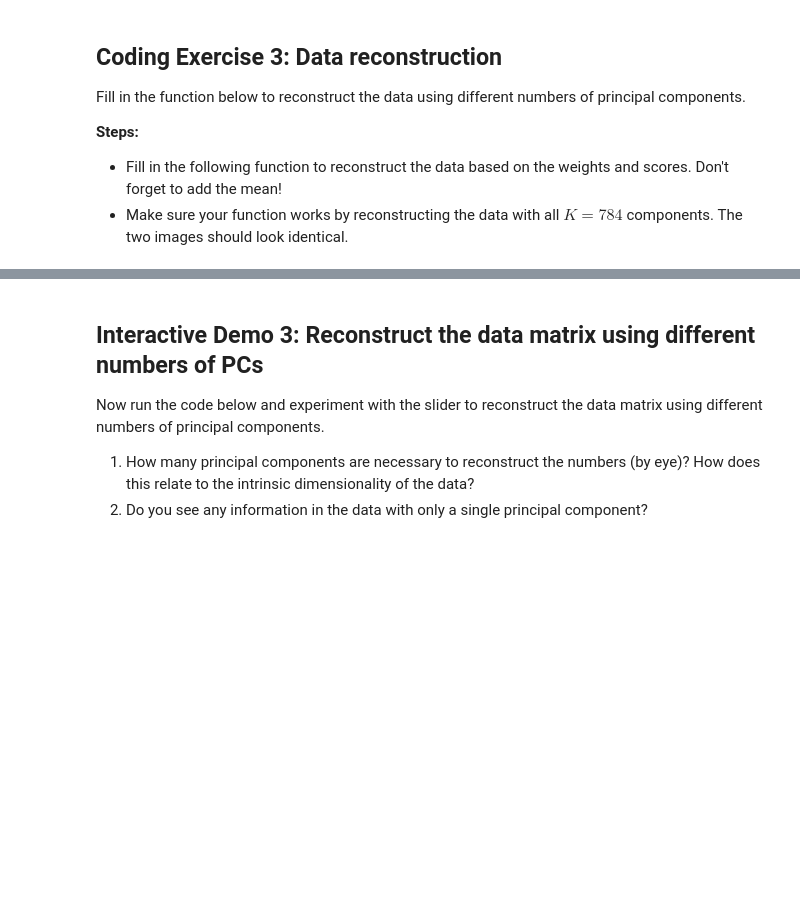
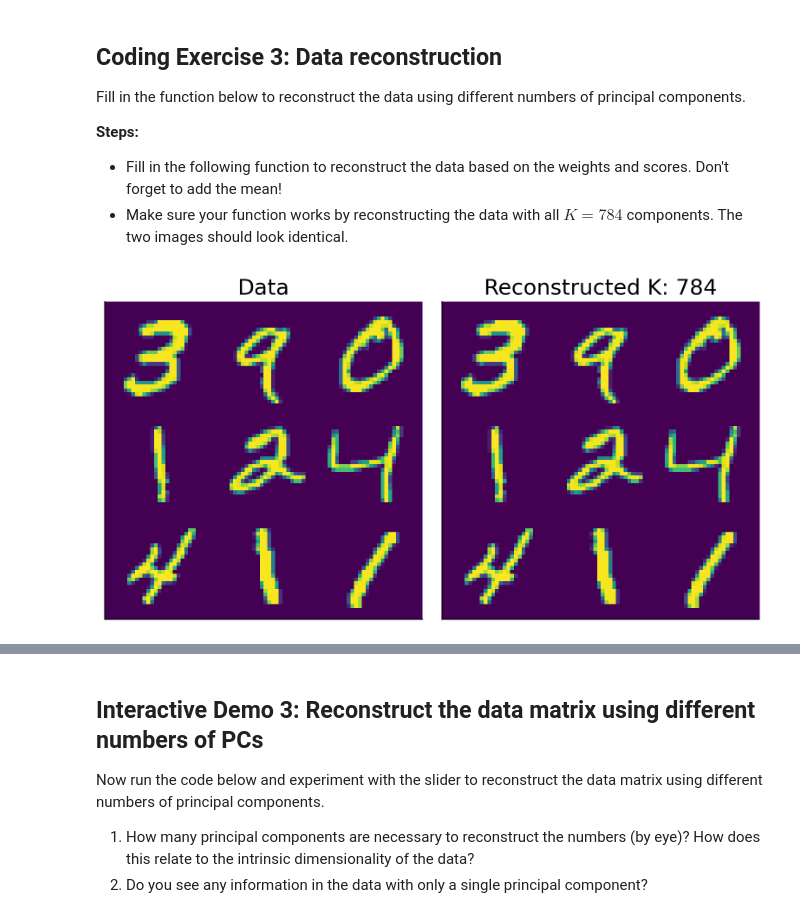
Before and after one commit to mahshadnj/Neuromatch, a Jupyter notebook: tutorials/W1D4_DimensionalityReduction/student/W1D4_Tutorial3.ipynb, the cells around one changed output, grey strips where cells are left out. Saved outputs shown, nothing was run; the diff lists cells and outputs as text; code cells hidden in the pictures; blank space fills up the shorter version.

```diff
--- a/tutorials/W1D4_DimensionalityReduction/student/W1D4_Tutorial3.ipynb
+++ b/tutorials/W1D4_DimensionalityReduction/student/W1D4_Tutorial3.ipynb
@@ -604,35 +621,37 @@ def reconstruct_data(score, evectors, X_mean, K):
   Args:
     score (numpy array of floats)    : Score matrix
     evectors (numpy array of floats) : Matrix of eigenvectors
     X_mean (numpy array of floats)   : Vector corresponding to data mean
     K (scalar)                       : Number of components to include
 
   Returns:
     (numpy array of floats)          : Matrix of reconstructed data
 
   """
 
   #################################################
   ## TO DO for students: Reconstruct the original data in X_reconstructed
   # Comment once you've filled in the function
-  raise NotImplementedError("Student exercise: reconstructing data function!")
+  # raise NotImplementedError("Student exercise: reconstructing data function!")
   #################################################
 
   # Reconstruct the data from the score and eigenvectors
   # Don't forget to add the mean!!
-  X_reconstructed =  ...
+  X_reconstructed =  score[:,:K] @ evectors[:,:K].T + X_mean
 
   return X_reconstructed
 
 
 K = 784  # data dimensions
 
 # Reconstruct the data based on all components
 X_mean = np.mean(X, 0)
 X_reconstructed = reconstruct_data(score, evectors, X_mean, K)
 
 # Plot the data and reconstruction
 plot_MNIST_reconstruction(X, X_reconstructed, K)
+# %% [output]
+[figure, added]
 # %% [markdown]
 [*Click for solution*](https://github.com/NeuromatchAcademy/course-content/tree/main/tutorials/W1D4_DimensionalityReduction/solutions/W1D4_Tutorial3_Solution_734c7b03.py)
 
```
Also changed, not shown: parts of 11 cells of this notebook.
